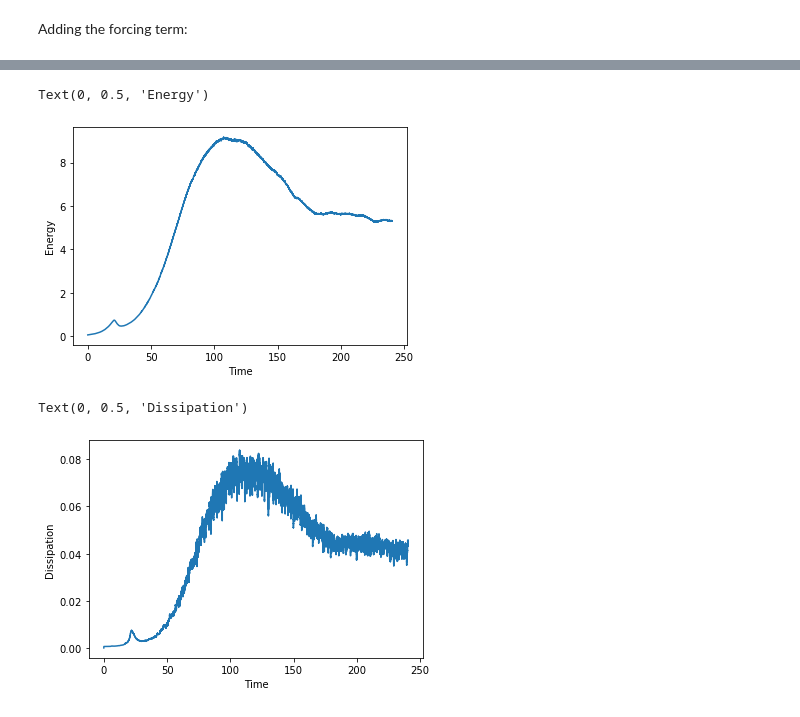
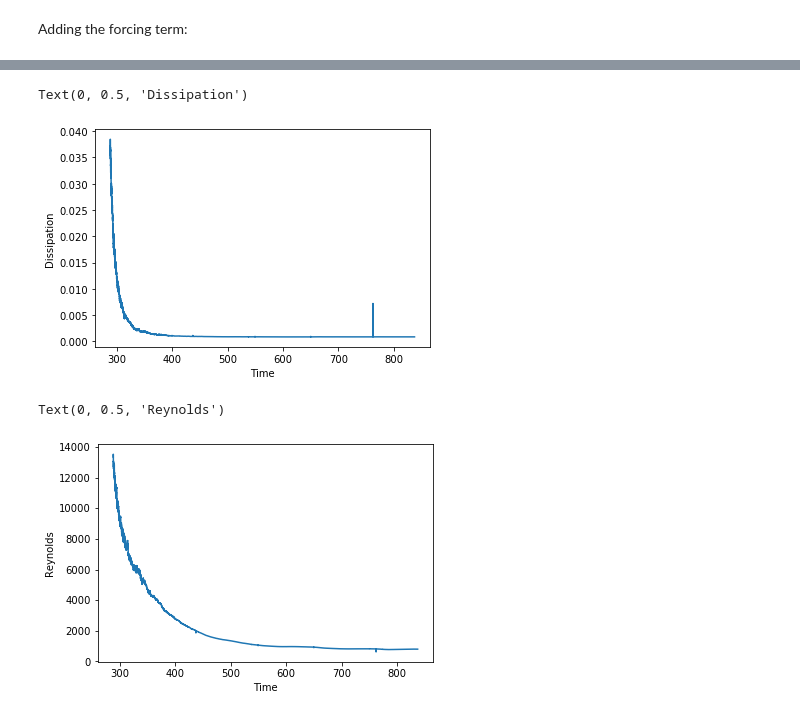
Before and after one commit to DeikeLab/jiarongw-postprocessing, a Jupyter notebook: turbulence/turbulence.ipynb, the cells around one changed output, grey strips where cells are left out. Saved outputs shown, nothing was run; the diff lists cells and outputs as text; code cells hidden in the pictures.

```diff
--- a/turbulence/turbulence.ipynb
+++ b/turbulence/turbulence.ipynb
@@ -68,0 +98,12 @@ b'Skipping line 174231: expected 4 fields, saw 5\n'
+# %%
+os.chdir('/home/jiarong/research/turbulence')
+stats1 = pd.read_table('./preliminary_cluster/test2_stopforcing/stats.dat', delimiter = ' ', names = ['t', 'dissipation', 'energy', 'Reynolds'], error_bad_lines=False)
+stats1.drop(stats1.tail(1).index,inplace=True)
+print(stats1.size)
+stats1_restore = pd.read_table('./preliminary_cluster/stats_restore.dat', delimiter = ' ', names = ['t', 'dissipation', 'energy', 'Reynolds'], error_bad_lines=False)
+stats1_restore.drop(stats1_restore.tail(1).index,inplace=True)
+print(stats1_restore.size)
+stats1 = stats1.append(stats1_restore, ignore_index=True) # notice that the append method doesn't work in place
+print(stats1.size)
+stats2 = pd.read_table('./preliminary_cluster/stats.dat', delimiter = ' ', names = ['t', 'dissipation', 'energy', 'Reynolds'], error_bad_lines=False)
+stats2.drop(stats2.tail(1).index,inplace=True)
@@ -69,14 +123,14 @@ b'Skipping line 174231: expected 4 fields, saw 5\n'
 # %%
-plt.plot(stats.t, stats.energy)
+plt.plot(stats1.t, stats1.dissipation)
 plt.xlabel('Time')
-plt.ylabel('Energy')
+plt.ylabel('Dissipation')
 # %% [output]
-Text(0, 0.5, 'Energy')
+Text(0, 0.5, 'Dissipation')
-[figure, old version]
+[figure, new version]
 # %%
-plt.plot(stats.t, stats.dissipation)
+plt.plot(stats1.t, stats1.Reynolds)
 plt.xlabel('Time')
-plt.ylabel('Dissipation')
+plt.ylabel('Reynolds')
 # %% [output]
-Text(0, 0.5, 'Dissipation')
+Text(0, 0.5, 'Reynolds')
-[figure, old version]
+[figure, new version]
```
Also changed, not shown: parts of 15 cells of this notebook, 8 other files.
